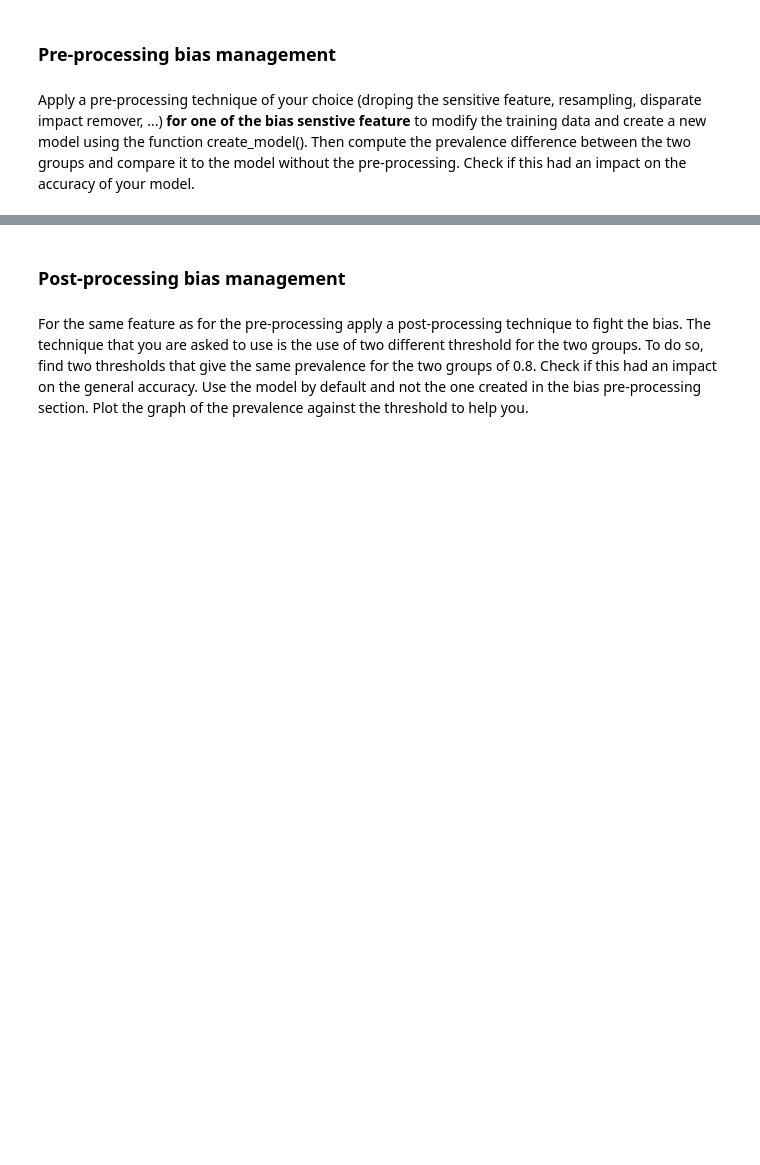
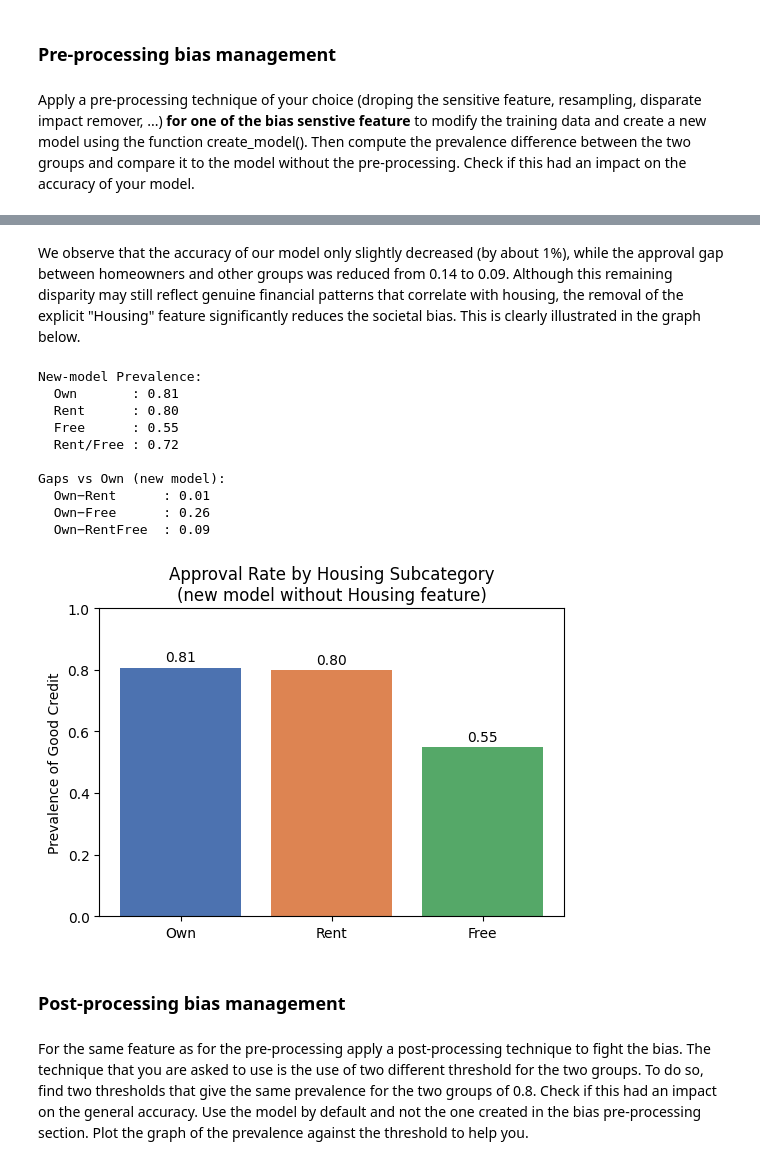
Before and after one commit to petitbato/Advanced_AI_Lab, a Jupyter notebook: Advanced_AI_labs_Exam.ipynb, the cells around one changed output, grey strips where cells are left out. Saved outputs shown, nothing was run; the diff lists cells and outputs as text; code cells hidden in the pictures; blank space fills up the shorter version.

```diff
--- a/Advanced_AI_labs_Exam.ipynb
+++ b/Advanced_AI_labs_Exam.ipynb
@@ -198,3 +329,70 @@ MODIFY THE TEXT HERE TO ANALYZE THE PREVALENCE DIFFERENCE  BETWEEN THE TWO GROUP
+# %% [markdown]
+We observe that the accuracy of our model only slightly decreased (by about 1%), while the approval gap between homeowners and other groups was reduced from 0.14 to 0.09. Although this remaining disparity may still reflect genuine financial patterns that correlate with housing, the removal of the explicit "Housing" feature significantly reduces the societal bias. This is clearly illustrated in the graph below.
+# %%
+import numpy as np
+import matplotlib.pyplot as plt
+
+# 1) Get new probabilities from the no-housing model
+y_test_nh_proba = model_nh.predict_proba(X_te_nh)[:, 1]
+
+# 2) Same helper
+def compute_prevalence(y_prob, mask, threshold=0.5):
+    return np.mean(y_prob[mask] >= threshold)
+
+# 3) Masks remain defined on the original X_test['Housing']
+mask_own     = (X_test['Housing'] == 0)
+mask_rent    = (X_test['Housing'] == 1)
+mask_free    = (X_test['Housing'] == 2)
+mask_rentfree = mask_rent | mask_free
+
+# 4) Compute prevalences under the new model
+prev_own_nh      = compute_prevalence(y_test_nh_proba, mask_own)
+prev_rent_nh     = compute_prevalence(y_test_nh_proba, mask_rent)
+prev_free_nh     = compute_prevalence(y_test_nh_proba, mask_free)
+prev_rentfree_nh = compute_prevalence(y_test_nh_proba, mask_rentfree)
+
+# 5) Gaps vs “Own”
+gap_own_rent_nh     = prev_own_nh  - prev_rent_nh
+gap_own_free_nh     = prev_own_nh  - prev_free_nh
+gap_own_rentfree_nh = prev_own_nh  - prev_rentfree_nh
+
+# 6) Print
+print("New-model Prevalence:")
+print(f"  Own       : {prev_own_nh:.2f}")
+print(f"  Rent      : {prev_rent_nh:.2f}")
+print(f"  Free      : {prev_free_nh:.2f}")
+print(f"  Rent/Free : {prev_rentfree_nh:.2f}\n")
+
+print("Gaps vs Own (new model):")
+print(f"  Own−Rent      : {gap_own_rent_nh:.2f}")
+print(f"  Own−Free      : {gap_own_free_nh:.2f}")
+print(f"  Own−RentFree  : {gap_own_rentfree_nh:.2f}")
+
+# 7) Plot bar chart
+categories = ['Own', 'Rent', 'Free']
+values     = [prev_own_nh, prev_rent_nh, prev_free_nh]
+
+plt.figure(figsize=(6,4))
+bars = plt.bar(categories, values, color=['#4c72b0','#dd8452','#55a868'])
+for bar, val in zip(bars, values):
+    plt.text(bar.get_x()+bar.get_width()/2, val+0.02, f"{val:.2f}", ha='center')
+
+plt.ylim(0,1)
+plt.ylabel("Prevalence of Good Credit")
+plt.title("Approval Rate by Housing Subcategory\n(new model without Housing feature)")
+plt.show()
+# %% [output]
+New-model Prevalence:
+  Own       : 0.81
+  Rent      : 0.80
+  Free      : 0.55
+  Rent/Free : 0.72
+
+Gaps vs Own (new model):
+  Own−Rent      : 0.01
+  Own−Free      : 0.26
+  Own−RentFree  : 0.09
+[figure, added]
 # %% [markdown]
 ### Post-processing bias management
 # %% [markdown]
```
Also changed, not shown: parts of 18 cells of this notebook.
